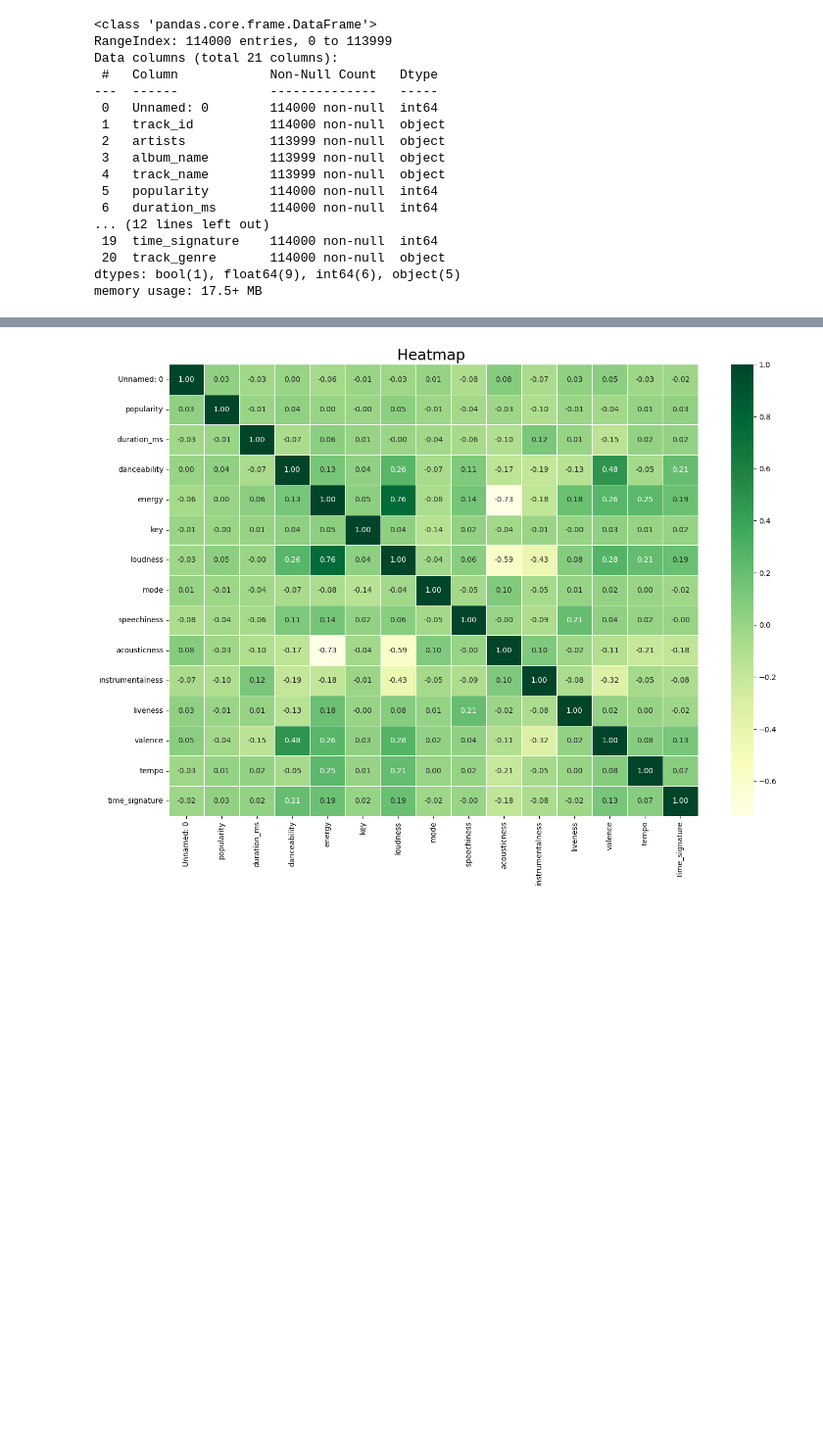
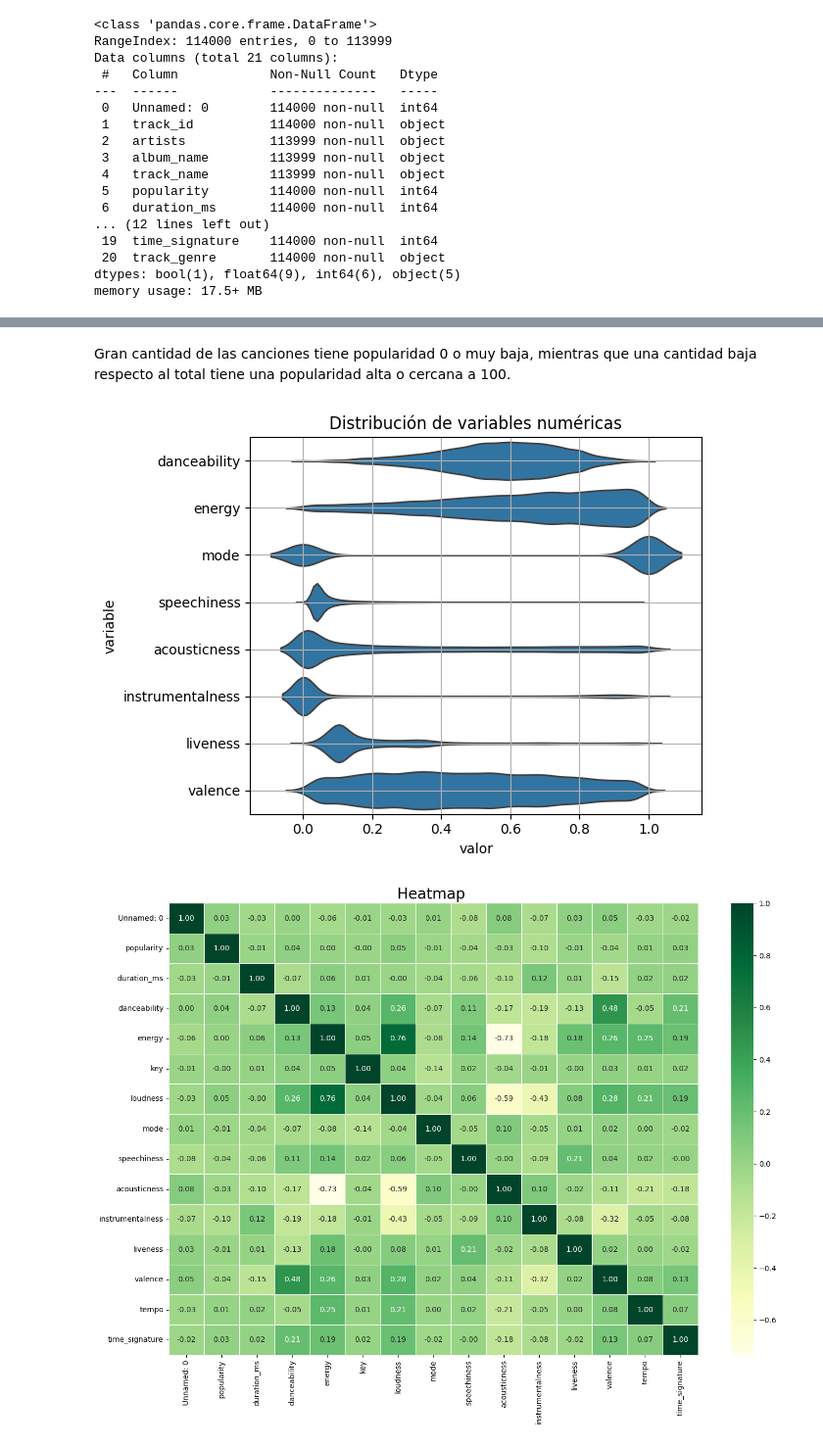
Before and after one commit to astromai/Proyecto-Mineria-de-Datos-CC5205, a Jupyter notebook: informe_final.ipynb, the cells around one changed output, grey strips where cells are left out. Shown at 98% size. Cells and saved outputs as stored; diff of their text form; code cells hidden in the pictures; blank space fills up the shorter version.

```diff
--- a/informe_final.ipynb
+++ b/informe_final.ipynb
@@ -79,3 +89,17 @@ plt.show()
+# %% [markdown]
+Gran cantidad de las canciones tiene popularidad 0 o muy baja, mientras que una cantidad baja respecto al total tiene una popularidad alta o cercana a 100.
+# %%
+numericas = spotify.select_dtypes(include='number').drop(columns=['Unnamed: 0', 'duration_ms', 'tempo', 'popularity', 'loudness', 'key', 'time_signature'])
+
+long_df = pd.melt(numericas, var_name='variable', value_name='valor')
+
+sns.violinplot(data=long_df, x='valor', y='variable', orient='h', inner=None, scale='width')
+plt.title('Distribución de variables numéricas')
+plt.grid()
+plt.tight_layout()
+plt.show()
+# %% [output]
+[figure, added]
 # %%
 ##HeatMap para todas las correlaciones de los atributos de la tabla
 ##Estudio de las correlaciones entre atributos
```
Also changed, not shown: parts of 73 cells of this notebook, 4 other files.
